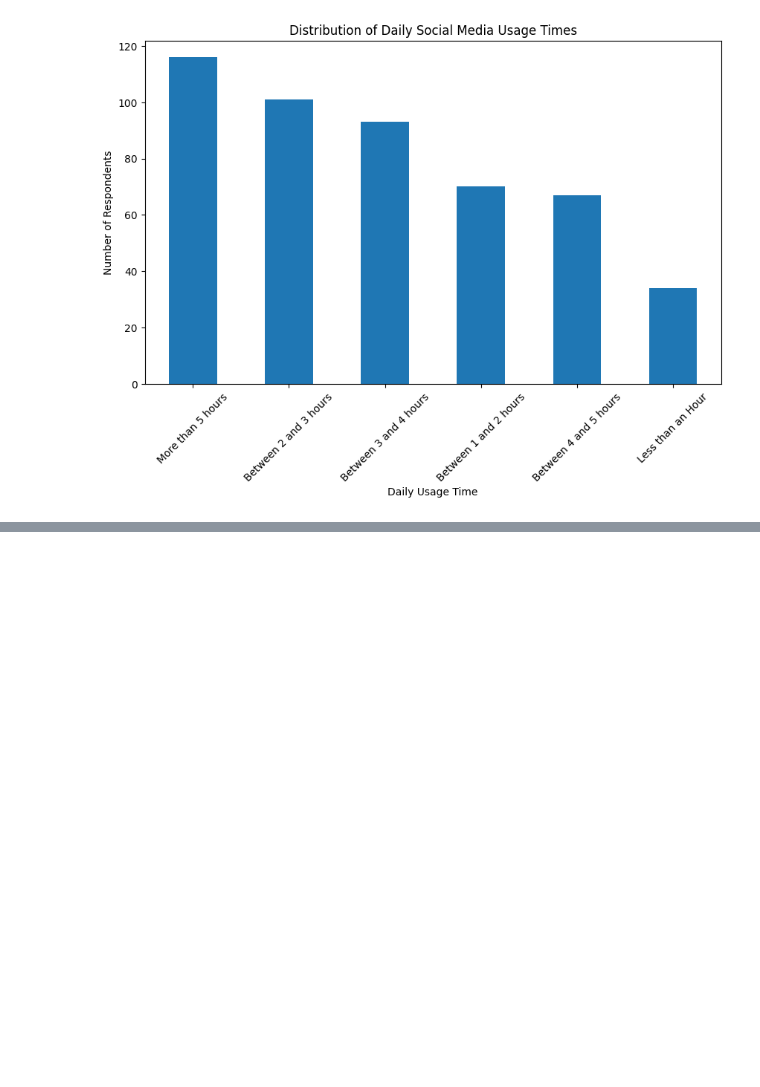
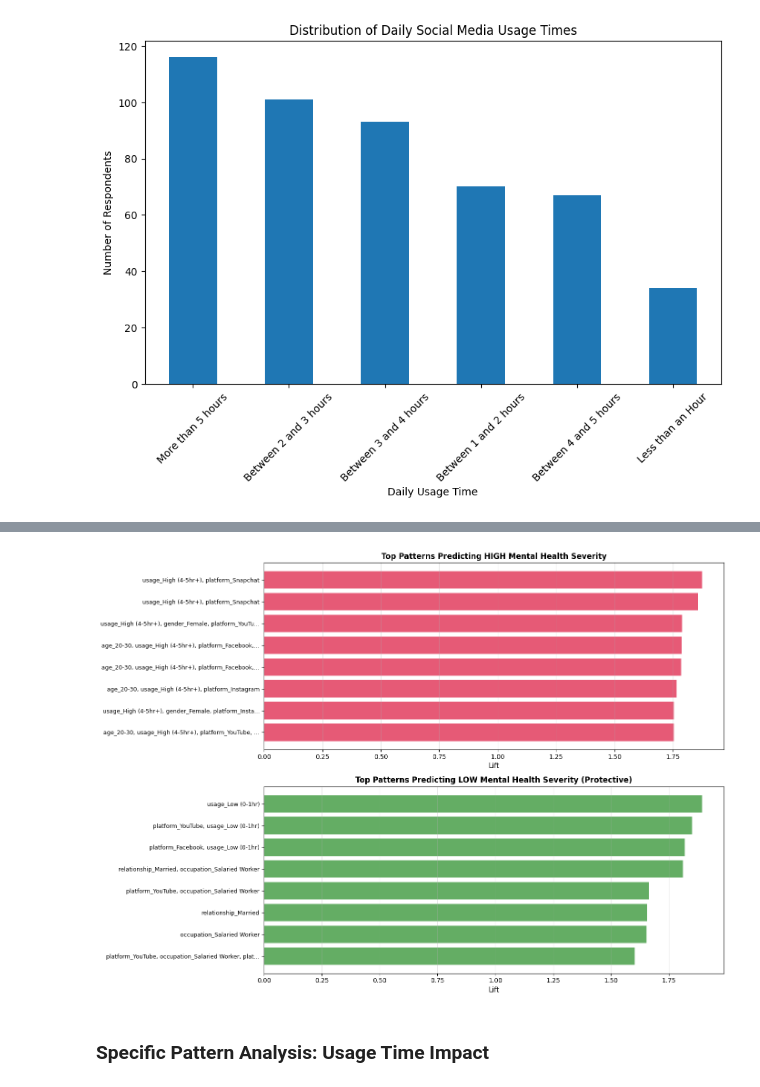
Before and after one commit to kengomatsuo/data-mining-aol, a Jupyter notebook: data-mining-aol.ipynb, the cells around one changed output, grey strips where cells are left out. Drawn from its saved outputs; the diff is of its cells as text; code cells hidden in the pictures; blank space fills up the shorter version.

```diff
--- a/data-mining-aol.ipynb
+++ b/data-mining-aol.ipynb
@@ -127,0 +983,9 @@ plt.show()
+# %%
+high_mh_rules = rules[rules['consequents'].apply(lambda x: 'mental_health_High' in str(x))]
+high_mh_sorted = high_mh_rules.sort_values('lift', ascending=False).head(10)
+
+print("Patterns associated with high mental health severity:")
+for idx, row in high_mh_sorted.iterrows():
+    antecedents = ', '.join([str(x) for x in row['antecedents']])
+    print(f"{antecedents} → High MH")
+    print(f"  Support: {row['support']:.3f} | Confidence: {row['confidence']:.3f} | Lift: {row['lift']:.3f}")
@@ -127,0 +1010,9 @@ plt.show()
+# %%
+low_mh_rules = rules[rules['consequents'].apply(lambda x: 'mental_health_Low' in str(x))]
+low_mh_sorted = low_mh_rules.sort_values('lift', ascending=False).head(10)
+
+print("Patterns associated with low mental health severity:")
+for idx, row in low_mh_sorted.iterrows():
+    antecedents = ', '.join([str(x) for x in row['antecedents']])
+    print(f"{antecedents} → Low MH")
+    print(f"  Support: {row['support']:.3f} | Confidence: {row['confidence']:.3f} | Lift: {row['lift']:.3f}")
@@ -127,0 +1039,42 @@ plt.show()
+# %%
+# Visualize top rules by lift
+fig, axes = plt.subplots(2, 1, figsize=(14, 10))
+
+# Top rules for HIGH mental health severity
+if len(high_mh_sorted) > 0:
+    top_high = high_mh_sorted.head(8)
+    rule_labels = [', '.join([str(x) for x in row['antecedents']]) for _, row in top_high.iterrows()]
+
+    # Truncate long labels
+    rule_labels = [label[:50] + '...' if len(label) > 50 else label for label in rule_labels]
+
+    axes[0].barh(range(len(top_high)), top_high['lift'], color='crimson', alpha=0.7)
+    axes[0].set_yticks(range(len(top_high)))
+    axes[0].set_yticklabels(rule_labels, fontsize=9)
+    axes[0].set_xlabel('Lift', fontsize=11)
+    axes[0].set_title('Top Patterns Predicting HIGH Mental Health Severity', fontsize=12, fontweight='bold')
+    axes[0].grid(axis='x', alpha=0.3)
+    axes[0].invert_yaxis()
+
+# Top rules for LOW mental health severity
+if len(low_mh_sorted) > 0:
+    top_low = low_mh_sorted.head(8)
+    rule_labels = [', '.join([str(x) for x in row['antecedents']]) for _, row in top_low.iterrows()]
+
+    # Truncate long labels
+    rule_labels = [label[:50] + '...' if len(label) > 50 else label for label in rule_labels]
+
+    axes[1].barh(range(len(top_low)), top_low['lift'], color='forestgreen', alpha=0.7)
+    axes[1].set_yticks(range(len(top_low)))
+    axes[1].set_yticklabels(rule_labels, fontsize=9)
+    axes[1].set_xlabel('Lift', fontsize=11)
+    axes[1].set_title('Top Patterns Predicting LOW Mental Health Severity (Protective)', fontsize=12, fontweight='bold')
+    axes[1].grid(axis='x', alpha=0.3)
+    axes[1].invert_yaxis()
+
+plt.tight_layout()
+plt.show()
+# %% [output]
+[figure, added]
+# %% [markdown]
+### Specific Pattern Analysis: Usage Time Impact
```
Also changed, not shown: parts of 83 cells of this notebook, 1 other file.
